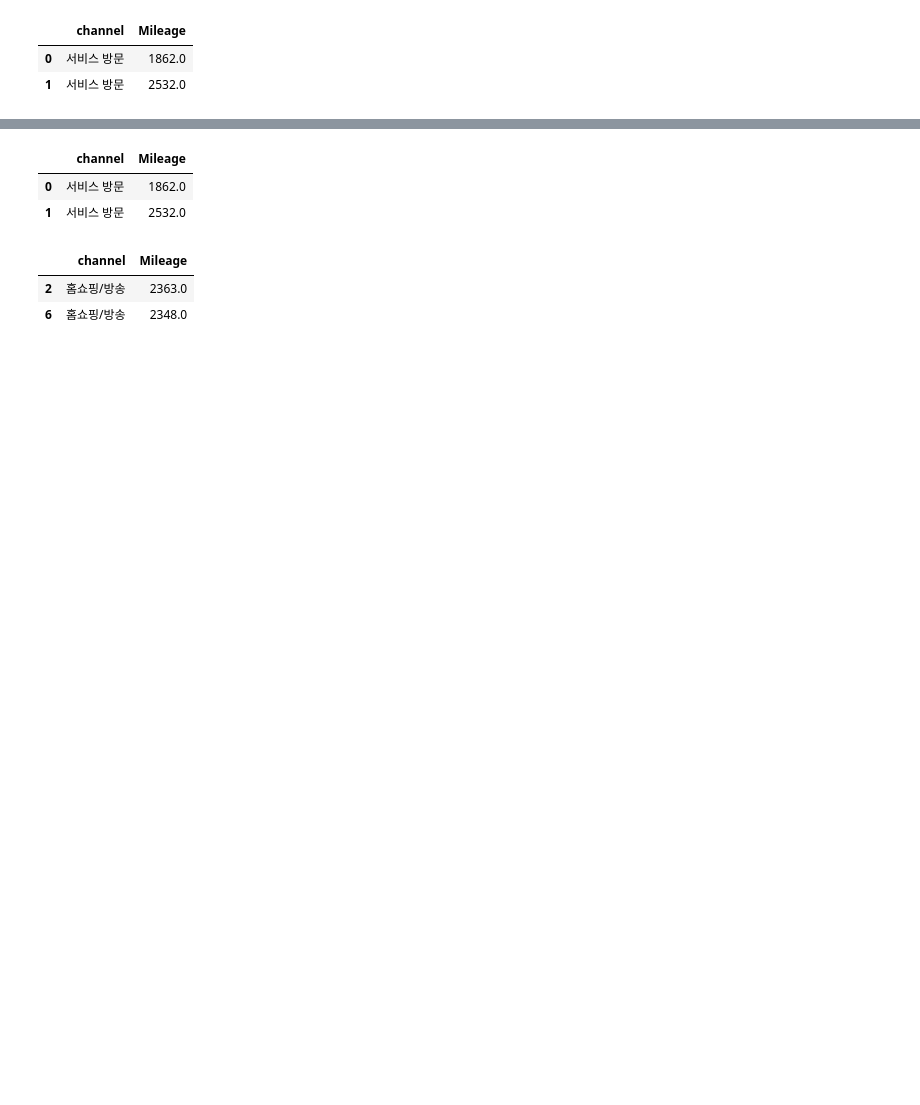
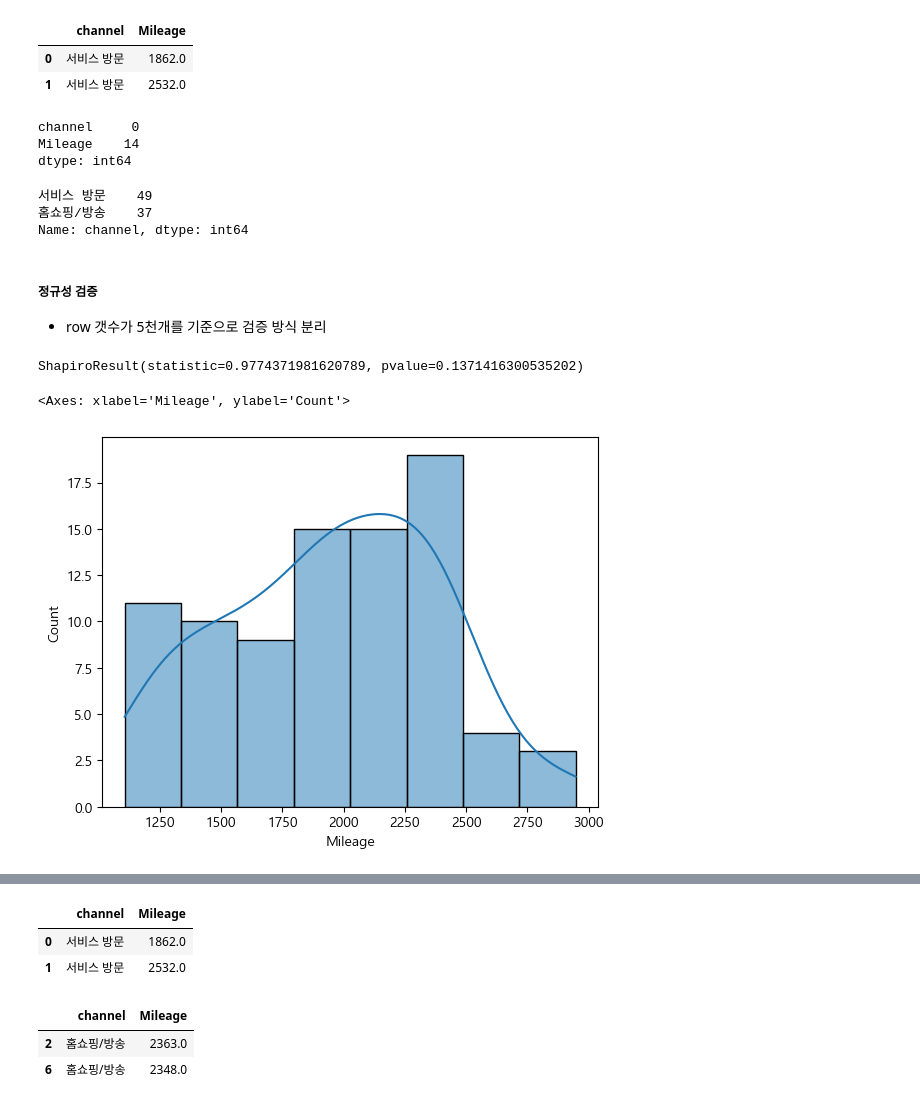
Before and after one commit to angelamyungjoosong/study_data_analytics, a Jupyter notebook: codes/CDA/TypeOfContractChannel_CDA_mixed_Normal.ipynb, the cells around one changed output, grey strips where cells are left out. Cells and saved outputs as stored; diff of their text form; code cells hidden in the pictures; blank space fills up the shorter version.

```diff
--- a/codes/CDA/TypeOfContractChannel_CDA_mixed_Normal.ipynb
+++ b/codes/CDA/TypeOfContractChannel_CDA_mixed_Normal.ipynb
@@ -25,9 +25,36 @@ df_TOCC[:2]
 # %%
-# 검증 대상 항목만 필터링 and 200개만 추출 (정규분포 자료 획득)
+# 검증 대상 항목만 필터링 and 2000개만 추출 (정규분포 자료 획득)
 condition = (df_TOCC['channel'] == '서비스 방문') | (df_TOCC['channel'] == '홈쇼핑/방송')
-df_channel_Mileage = df_TOCC[condition][['channel', 'Mileage']][:200]
+df_channel_Mileage = df_TOCC[condition][['channel', 'Mileage']][:100]
 df_channel_Mileage[:2]
 # %% [output]
 |  | channel | Mileage |
 | 0 | 서비스 방문 | 1862.0 |
 | 1 | 서비스 방문 | 2532.0 |
+# %%
+df_channel_Mileage.isnull().sum()
+# %% [output]
+channel     0
+Mileage    14
+dtype: int64
+# %%
+df_channel_Mileage = df_channel_Mileage.dropna()
+# %%
+df_channel_Mileage['channel'].value_counts()
+# %% [output]
+서비스 방문    49
+홈쇼핑/방송    37
+Name: channel, dtype: int64
+# %% [markdown]
+##### 정규성 검증
+- row 갯수가 5천개를 기준으로 검증 방식 분리
+# %%
+stats.shapiro(df_channel_Mileage['Mileage'])
+# pvalue가 0.5이상이니까 정규분포
+# %% [output]
+ShapiroResult(statistic=0.9774371981620789, pvalue=0.1371416300535202)
+# %%
+sns.histplot(data=df_channel_Mileage, x='Mileage', kde=True)
+# %% [output]
+<Axes: xlabel='Mileage', ylabel='Count'>
+[figure, added]
```
Also changed, not shown: parts of 8 cells of this notebook.
